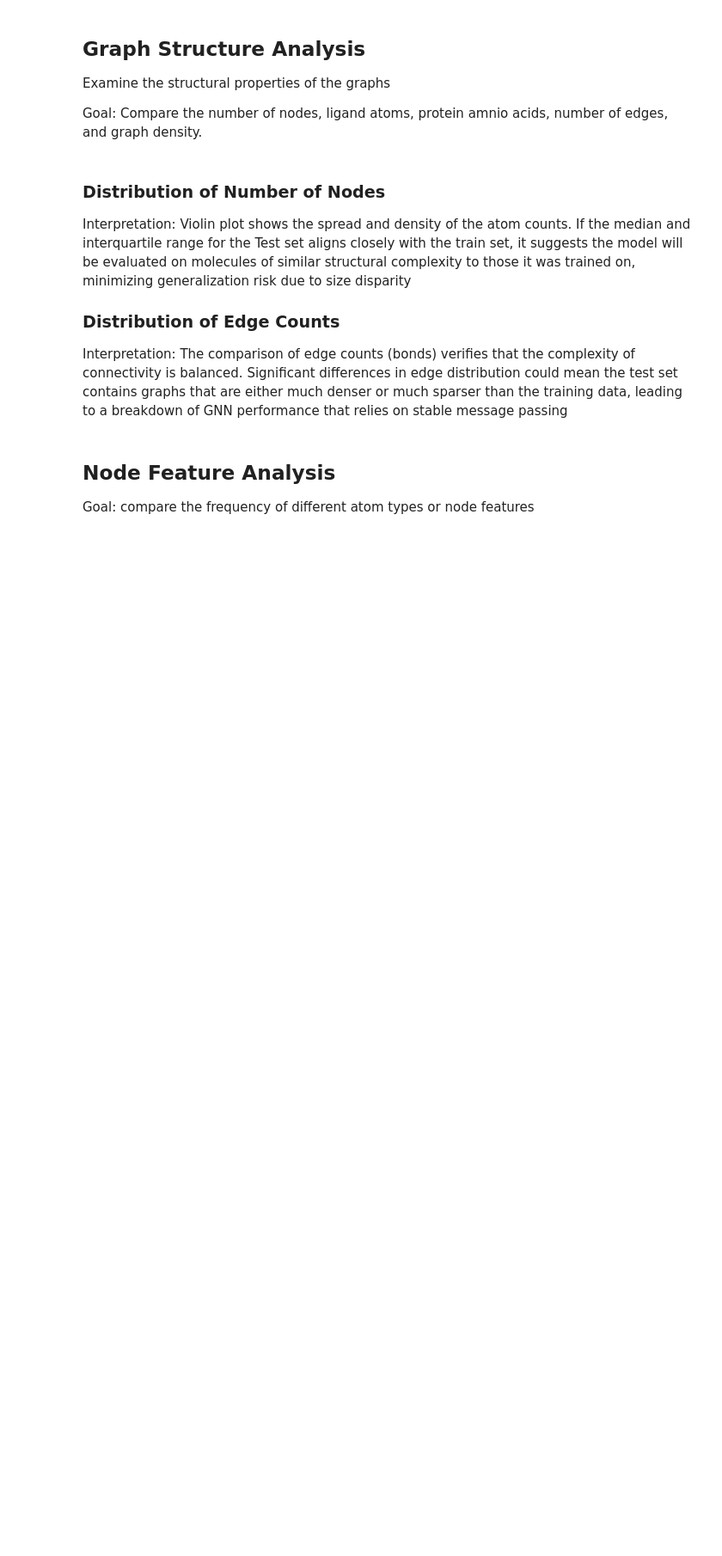
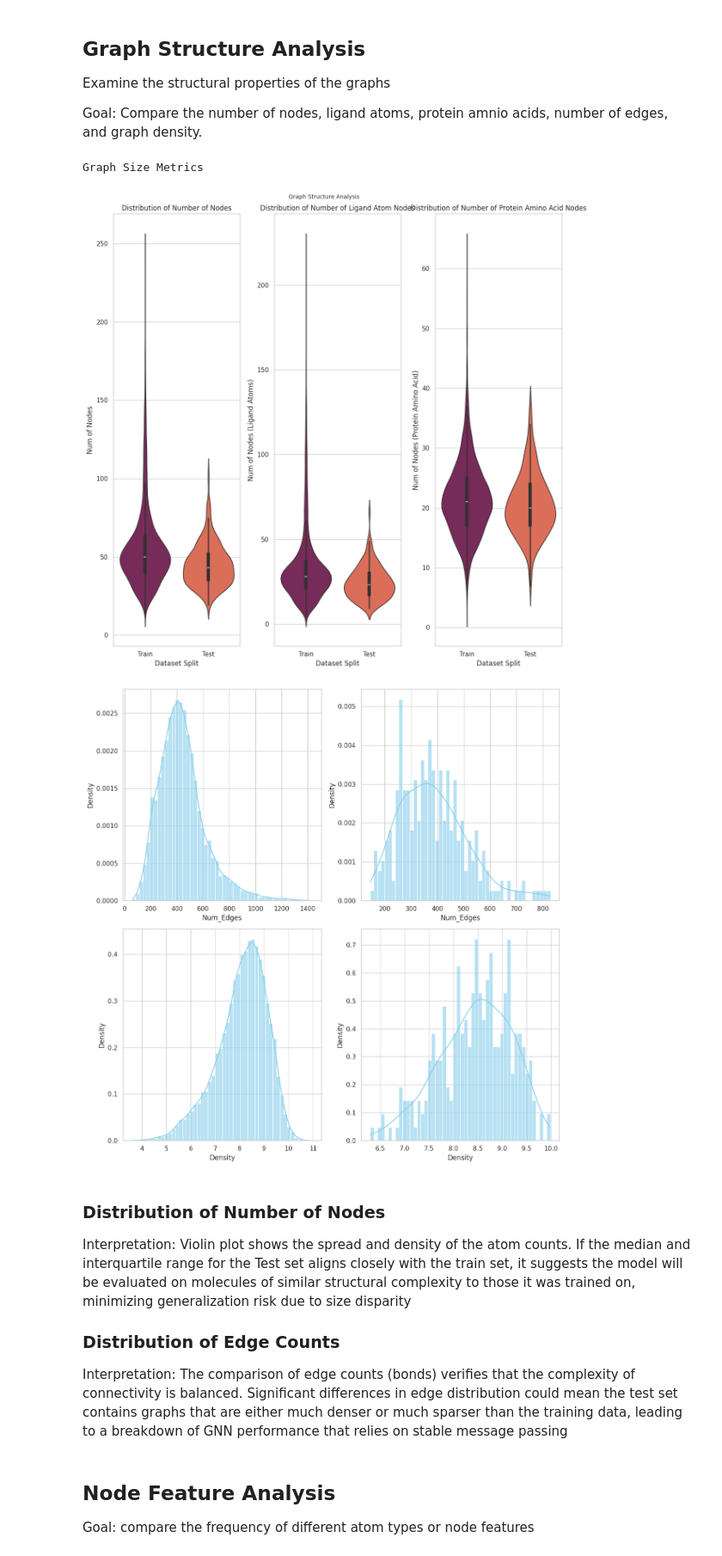
Before and after one commit to siavashadpey/CS224W_Project, a Jupyter notebook: notebooks/Project_Milestone_EDA.ipynb, the cells around one changed output. Shown at 86% size. Cells and saved outputs as stored; diff of their text form; code cells hidden in the pictures; blank space fills up the shorter version.

Commit message:
run graphs

```diff
--- a/notebooks/Project_Milestone_EDA.ipynb
+++ b/notebooks/Project_Milestone_EDA.ipynb
@@ -93,7 +92,7 @@ DATASET_FILES = [
 
 DATASET_FILES_DICT = {
     'Train': '00AEPL_train_cleansplit.pt',
-    'Test': '00AEPL_train_cleansplit.pt'
+    'Test': '00AEPL_casf2016.pt'
 }
 
 ALL_ATOMS = ['B', 'C', 'N', 'O', 'P', 'S', 'Se', 'metal', 'halogen']
@@ -289,7 +292,7 @@ metrics_df_dict = {}
 node_features_df = pd.DataFrame({'Dataset_Type': []})
 edge_features_df = pd.DataFrame({'Dataset_Type': []})
 
-for i, dataset_type, filename in enumerate(DATASET_FILES_DICT):
+for i, (dataset_type, filename) in enumerate(DATASET_FILES_DICT.items()):
     data_filepath = os.path.join(DATA_DIR, filename)
 
     if not os.path.exists(data_filepath):
@@ -306,7 +309,7 @@ for i, dataset_type, filename in enumerate(DATASET_FILES_DICT):
         metrics_df_dict[dataset_type] = extract_metrics(data_list)
         node_features_df = pd.concat([node_features_df, extract_node_features(data_list).assign(Dataset_Type=dataset_type)])
         edge_features_df = pd.concat([edge_features_df, extract_edge_features(data_list).assign(Dataset_Type=dataset_type)])
-        aggregated_data_df = pd.concat([all_data_df, df[aggregated_data_cols].assign(Dataset_Type=dataset_type)])
+        aggregated_data_df = pd.concat([aggregated_data_df, metrics_df_dict[dataset_type][aggregated_data_cols].assign(Dataset_Type=dataset_type)])
 
     except Exception as e:
         print(f"\nFAILED PROCESSING {filename}: {e}")
@@ -409,3 +441,10 @@ def graph_structure_analysis(agg_df):
+# %%
+graph_structure_analysis(aggregated_data_df)
+graph_structure_analysis_histplots(aggregated_data_df)
+# %% [output]
+Graph Size Metrics
+[figure, added]
+[figure, added]
 # %% [markdown]
 ### Distribution of Number of Nodes
 Interpretation: Violin plot shows the spread and density of the atom counts.  If the median and interquartile range for the Test set aligns closely with the train set, it suggests the model will be evaluated on molecules of similar structural complexity to those it was trained on, minimizing generalization risk due to size disparity
```
Also changed, not shown: parts of 11 cells of this notebook.
